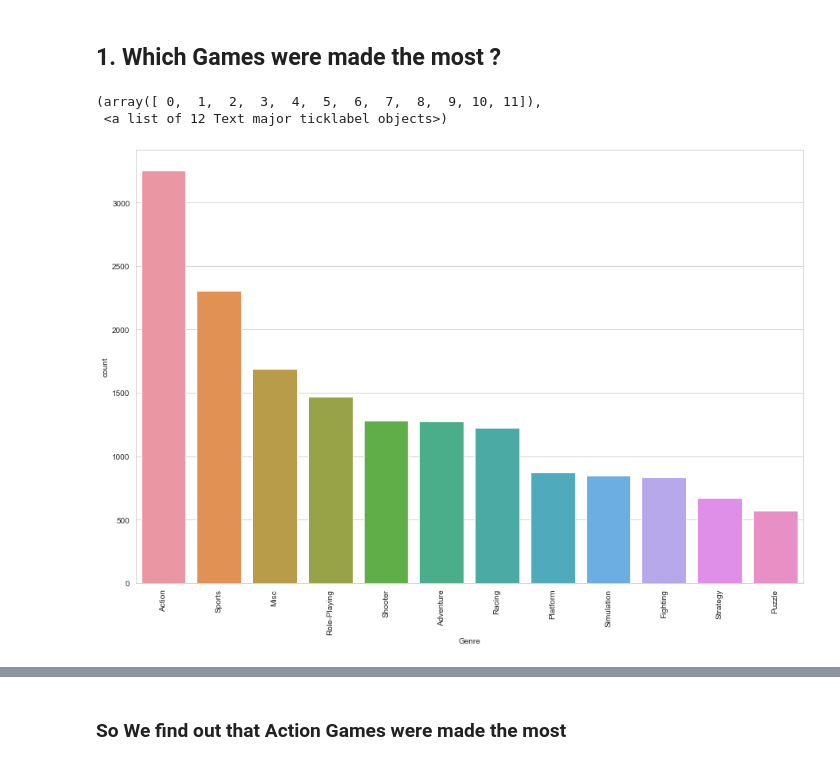
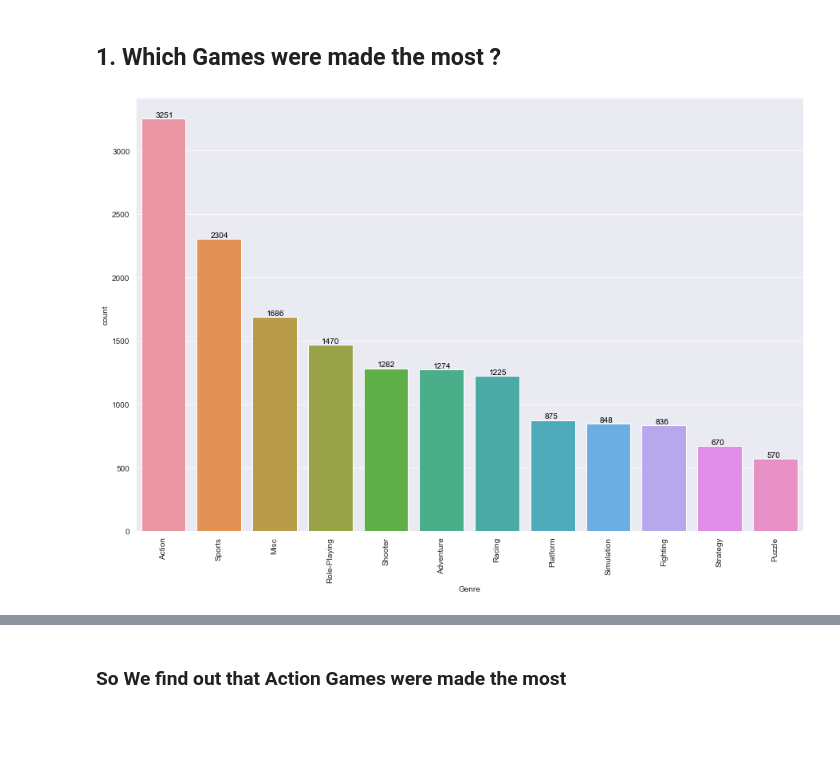
Before and after one commit to vinaysaw/Dialogue_with_data, a Jupyter notebook: Vedio_game/Video Games Sales Analysis And Visualization.ipynb, the cells around one changed output, grey strips where cells are left out. Drawn from its saved outputs; the diff is of its cells as text; code cells hidden in the pictures; blank space fills up the shorter version.

```diff
--- a/Vedio_game/Video Games Sales Analysis And Visualization.ipynb
+++ b/Vedio_game/Video Games Sales Analysis And Visualization.ipynb
@@ -30,7 +30,7 @@ import pandas as pd
 import matplotlib.pyplot as plt
 %matplotlib inline
 import seaborn as sns
-sns.set_style('whitegrid')
+sns.set_style('darkgrid')
 # %%
 data=pd.read_csv('game.csv')
 # %%
@@ -101,10 +101,11 @@ data=data.dropna()
 ## 1. Which Games were made the most ?
 # %%
 plt.figure(figsize=(15, 10))
-sns.countplot(x="Genre", data=data, order = data['Genre'].value_counts().index)
+ax=sns.countplot(x="Genre", data=data, order = data['Genre'].value_counts().index)
 plt.xticks(rotation=90)
-#So We find out that Action Games were made the most
+for p in ax.patches:
+    ax.annotate(str(p.get_height()), (p.get_x()+0.25, p.get_height()+1), va='bottom',
+                    color= 'black')
+plt.show()
 # %% [output]
-(array([ 0,  1,  2,  3,  4,  5,  6,  7,  8,  9, 10, 11]),
- <a list of 12 Text major ticklabel objects>)
-[figure, old version]
+[figure, new version]
```
Also changed, not shown: parts of 22 cells of this notebook.
